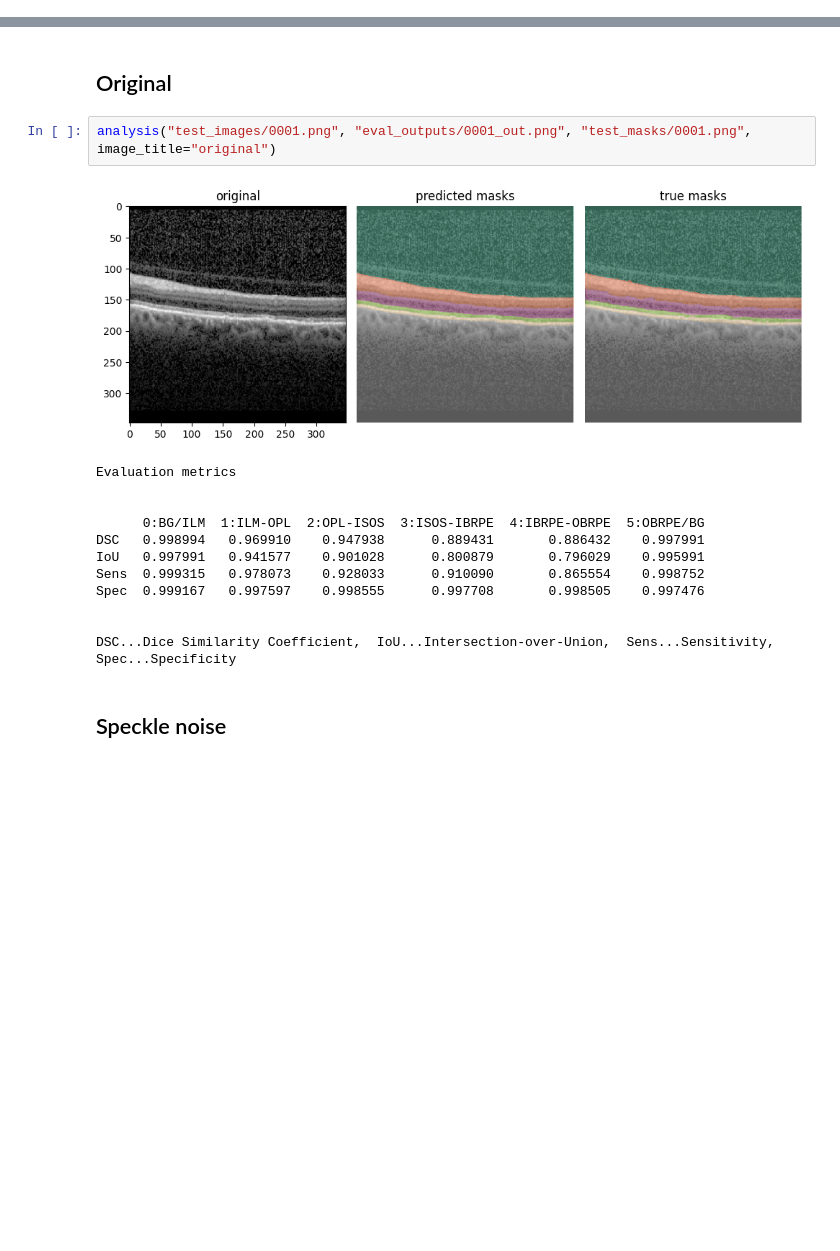
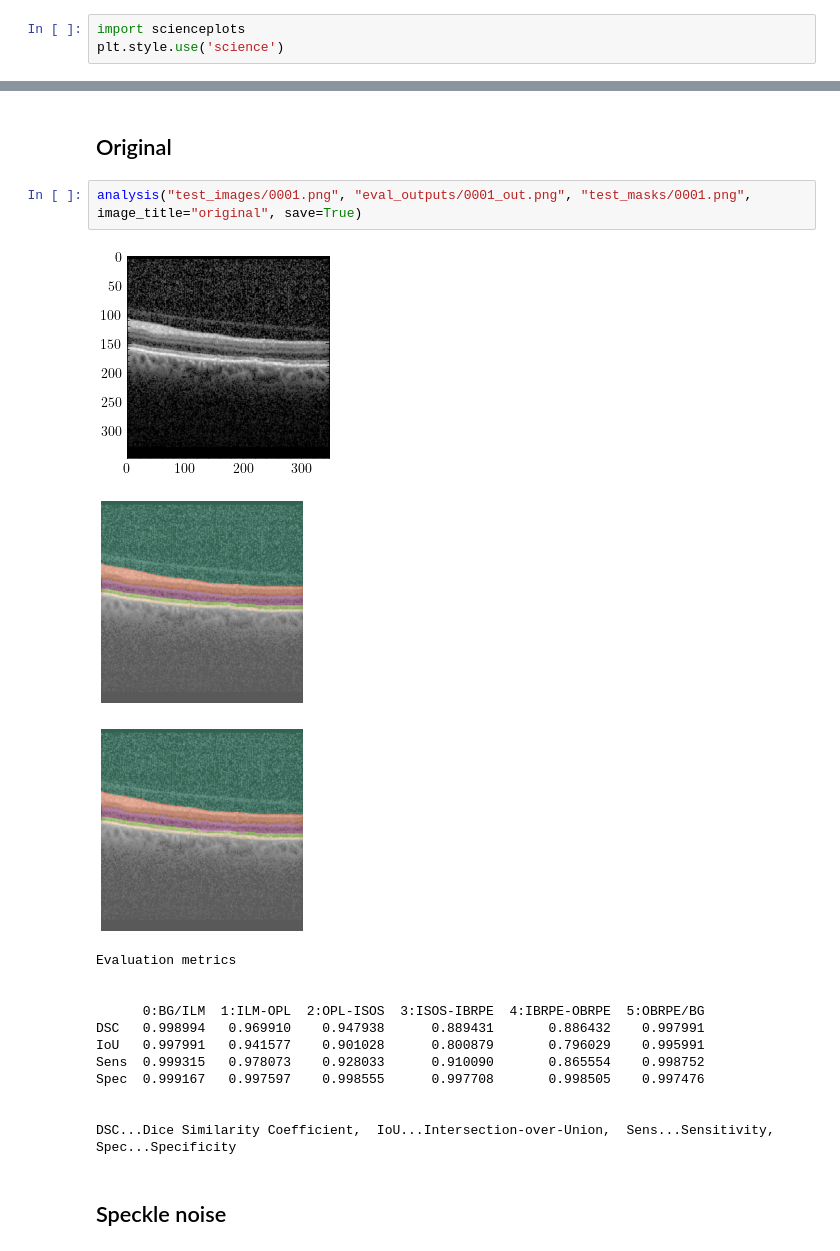
Before and after one commit to KogenNobori/Pytorch-UNet, a Jupyter notebook: visualise_analysis.ipynb, the cells around one changed output, grey strips where cells are left out. Drawn from its saved outputs; the diff is of its cells as text; blank space fills up the shorter version.

Commit message:
Visualisation.

```diff
--- a/visualise_analysis.ipynb
+++ b/visualise_analysis.ipynb
@@ -7,5 +7,8 @@ import skimage as ski
 import pandas as pd
 from glob import glob
 import os
+# %%
+import scienceplots
+plt.style.use('science')
 # %%
 # a function for vusualisation and evaluation.
@@ -79,9 +121,11 @@ def analysis(image_path, mask_path, true_mask_path=None, image_title='image', cb
 # %% [markdown]
 ## Original
 # %%
-analysis("test_images/0001.png", "eval_outputs/0001_out.png", "test_masks/0001.png", image_title="original")
+analysis("test_images/0001.png", "eval_outputs/0001_out.png", "test_masks/0001.png", image_title="original", save=True)
 # %% [output]
-[figure, old version]
+[figure, new version]
+[figure, added]
+[figure, added]
 Evaluation metrics
 
 
```
Also changed, not shown: parts of 10 cells of this notebook.
